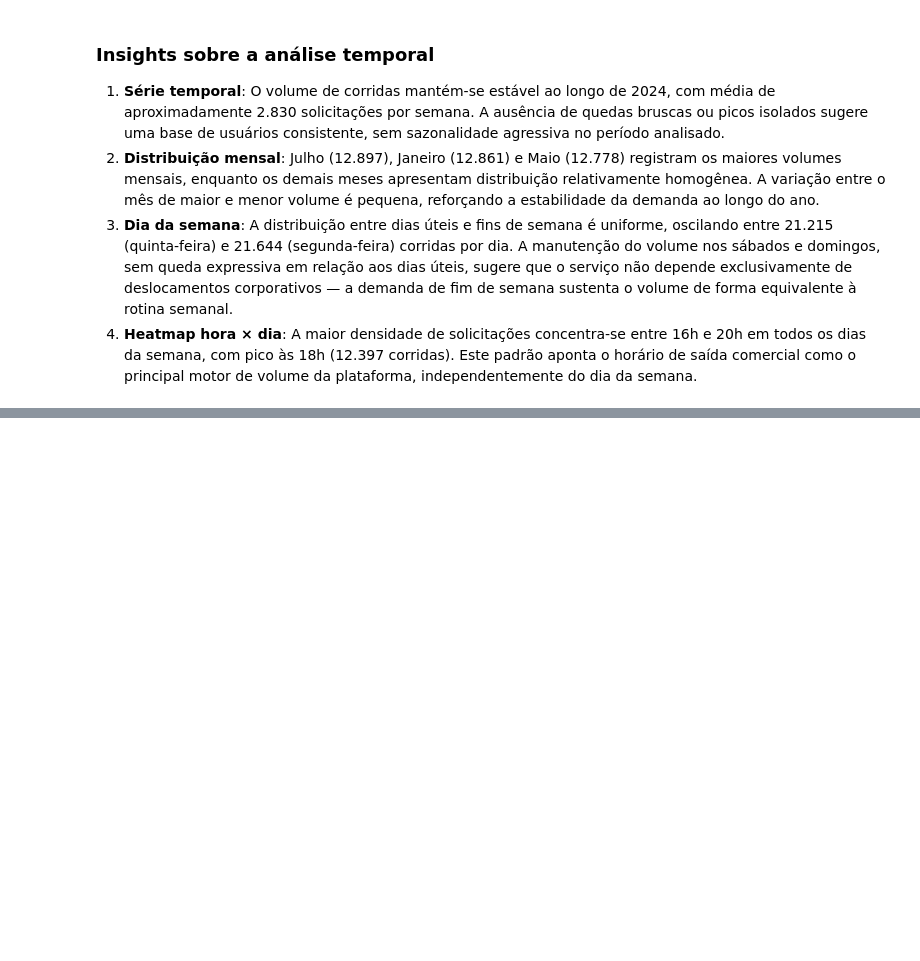
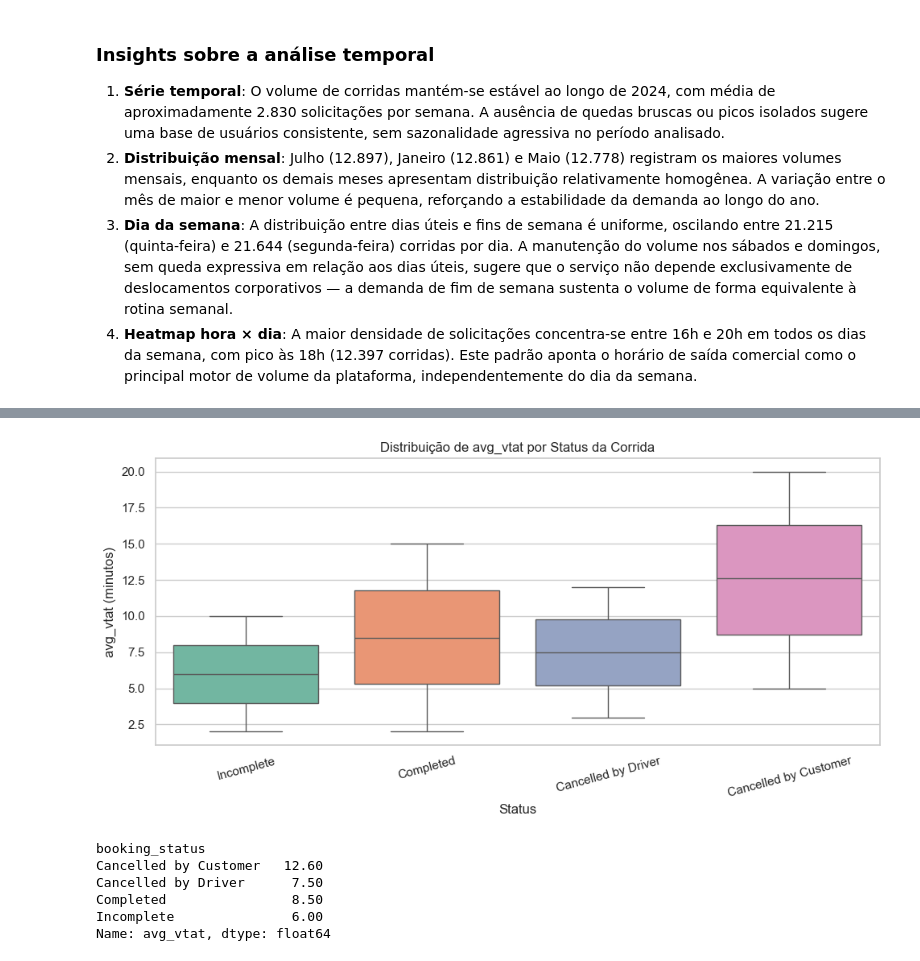
Before and after one commit to jhonatanalves/desafio_extra_lab365_senai, a Jupyter notebook: notebooks/eda_ncr_ride_bookings.ipynb, the cells around one changed output, grey strips where cells are left out. Saved outputs shown, nothing was run; the diff lists cells and outputs as text; code cells hidden in the pictures; blank space fills up the shorter version.

```diff
--- a/notebooks/eda_ncr_ride_bookings.ipynb
+++ b/notebooks/eda_ncr_ride_bookings.ipynb
@@ -485,0 +564,28 @@ Name: count, dtype: int64
+# %%
+# Relação entre avg_vtat e booking_status
+# Investigação da hipótese levantada na seção de análise das variáveis numéricas
+status_com_vtat = ['Completed', 'Cancelled by Customer',
+                   'Cancelled by Driver', 'Incomplete']
+df_vtat = df[df['booking_status'].isin(status_com_vtat)]
+
+fig, ax = plt.subplots(figsize=(10, 5))
+sns.boxplot(data=df_vtat, x='booking_status', y='avg_vtat',
+            palette='Set2', ax=ax)
+ax.set_title("Distribuição de avg_vtat por Status da Corrida")
+ax.set_xlabel("Status")
+ax.set_ylabel("avg_vtat (minutos)")
+ax.tick_params(axis='x', rotation=15)
+plt.tight_layout()
+plt.show()
+# %% [output]
+[figure, added]
+# %%
+# Medianas de avg_vtat por booking_status
+print(df_vtat.groupby('booking_status')['avg_vtat'].median().round(2))
+# %% [output]
+booking_status
+Cancelled by Customer   12.60
+Cancelled by Driver      7.50
+Completed                8.50
+Incomplete               6.00
+Name: avg_vtat, dtype: float64
```
Also changed, not shown: parts of 7 cells of this notebook.
